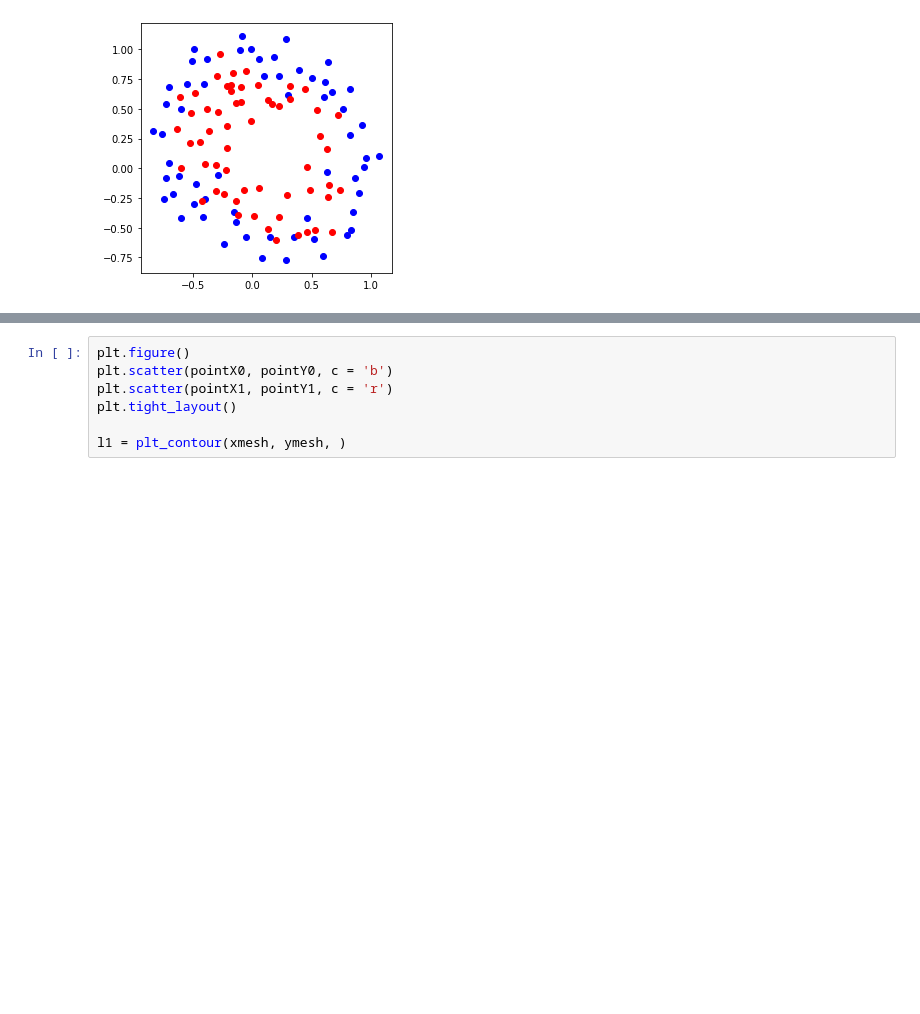
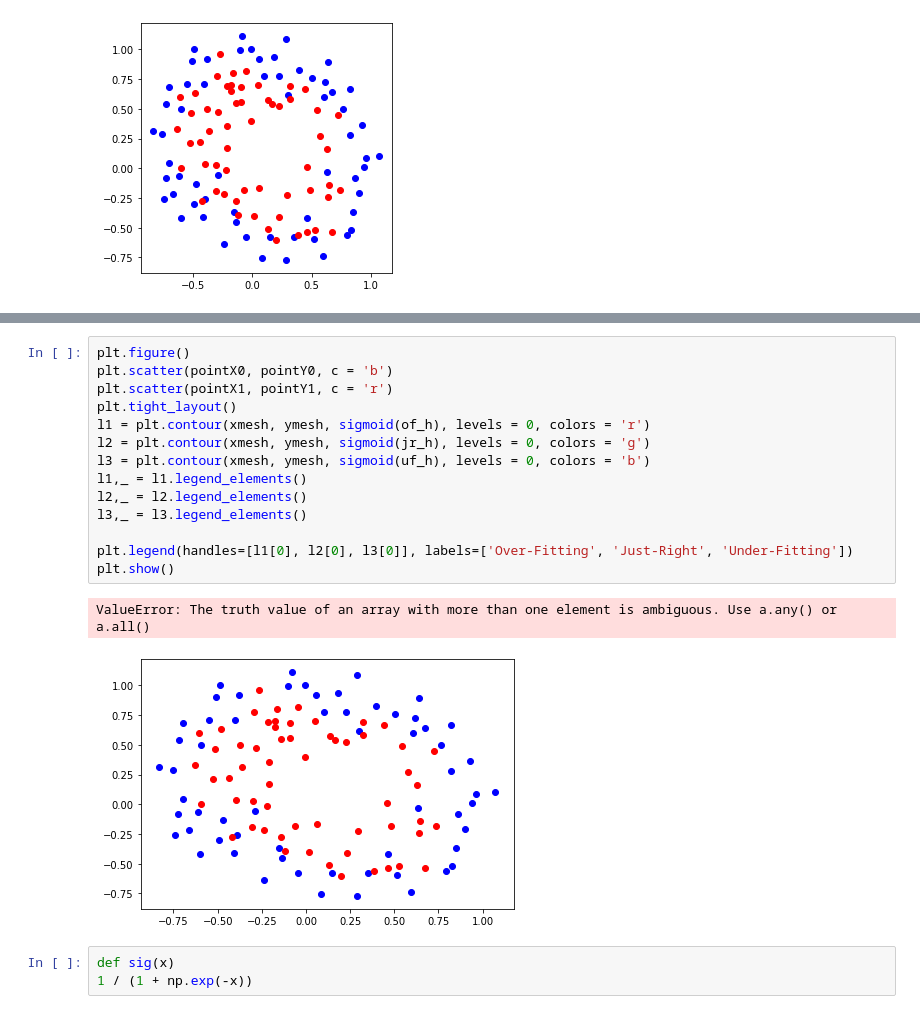
Before and after one commit to insu0929/machinelearning, a Jupyter notebook: Assignment07.ipynb, the cells around one changed output, grey strips where cells are left out. Cells and saved outputs as stored; diff of their text form; blank space fills up the shorter version.

```diff
--- a/Assignment07.ipynb
+++ b/Assignment07.ipynb
@@ -193,7 +197,20 @@ print("\033[31m{0}% - overfit \033[00m".format(uf_acc[len(uf_acc)-1]))
-# %%
-plt.figure()
-plt.scatter(pointX0, pointY0, c = 'b')
-plt.scatter(pointX1, pointY1, c = 'r')
-plt.tight_layout()
-
-l1 = plt_contour(xmesh, ymesh, )
+# %%
+plt.figure()
+plt.scatter(pointX0, pointY0, c = 'b')
+plt.scatter(pointX1, pointY1, c = 'r')
+plt.tight_layout()
+l1 = plt.contour(xmesh, ymesh, sigmoid(of_h), levels = 0, colors = 'r')
+l2 = plt.contour(xmesh, ymesh, sigmoid(jr_h), levels = 0, colors = 'g')
+l3 = plt.contour(xmesh, ymesh, sigmoid(uf_h), levels = 0, colors = 'b')
+l1,_ = l1.legend_elements()
+l2,_ = l2.legend_elements()
+l3,_ = l3.legend_elements()
+
+plt.legend(handles=[l1[0], l2[0], l3[0]], labels=['Over-Fitting', 'Just-Right', 'Under-Fitting'])
+plt.show()
+# %% [output]
+ValueError: The truth value of an array with more than one element is ambiguous. Use a.any() or a.all()
+[figure, added]
+# %%
+def sig(x)
+1 / (1 + np.exp(-x))
```
Also changed, not shown: parts of 4 cells of this notebook.
